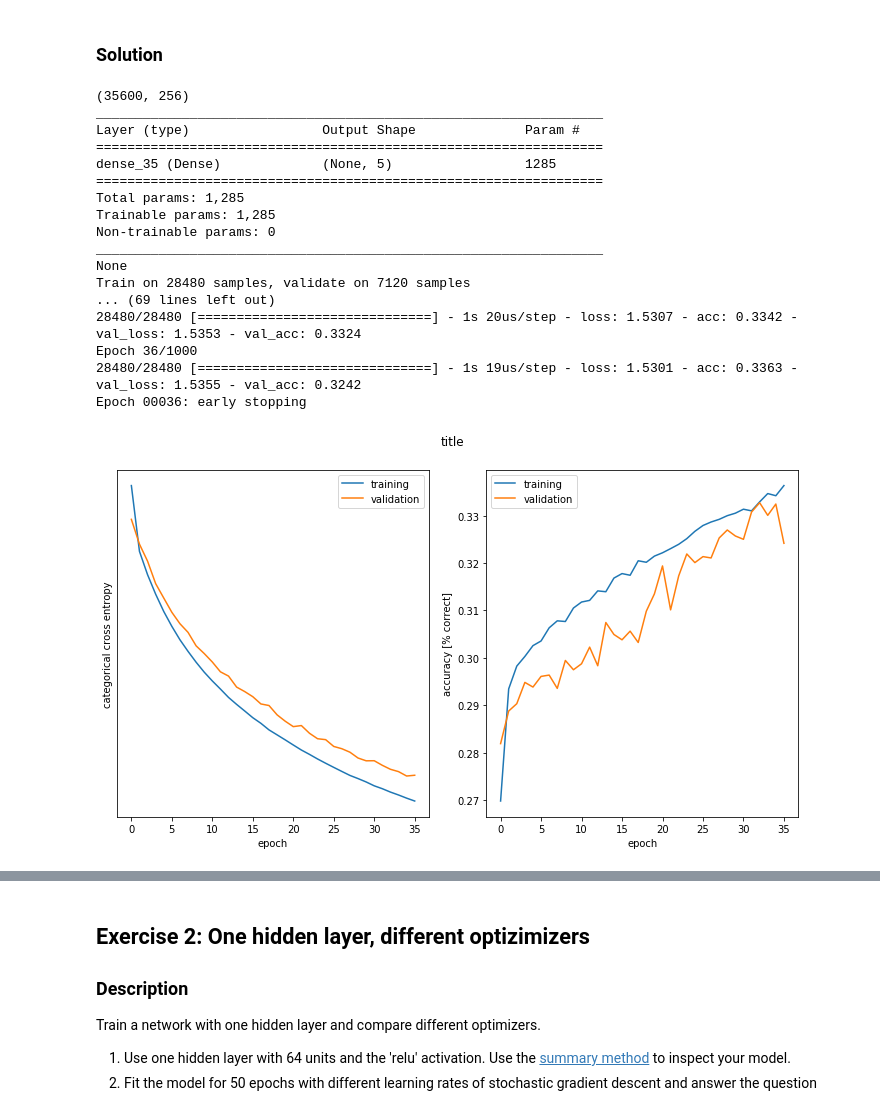
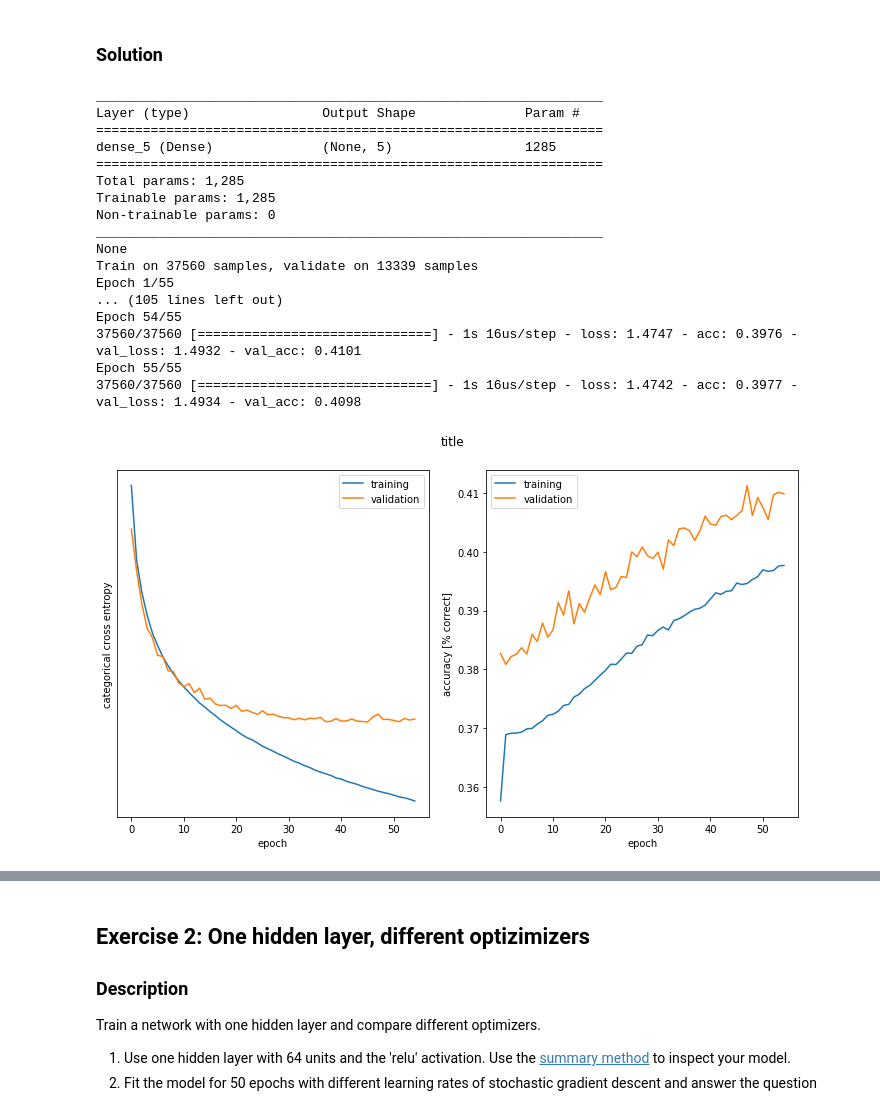
Before and after one commit to BrynjarGlims/ann_project_01, a Jupyter notebook: miniproject1.ipynb, the cells around one changed output, grey strips where cells are left out. Cells and saved outputs as stored; diff of their text form; code cells hidden in the pictures.

```diff
--- a/miniproject1.ipynb
+++ b/miniproject1.ipynb
@@ -224,40 +229,31 @@ Hints:
 # %% [markdown]
 ### Solution
 # %%
-from sklearn.model_selection import train_test_split
-
-X_train, X_val, Y_train, Y_val = train_test_split(x_train, y_train, test_size=0.20, random_state=42)
-
-print(np.shape(x_train))
-
 model = Sequential()
 
-model.add(Dense(5, activation='softmax', input_shape=(X_train.shape[1],)))
+model.add(Dense(5, activation='softmax', input_shape=(x_train.shape[1],)))
 model.compile(loss='categorical_crossentropy',
               optimizer='sgd',
              metrics=['accuracy'])
 print(model.summary())
 
-early_stopping = keras.callbacks.EarlyStopping(monitor='val_loss', min_delta=0.01, patience=12, verbose=1, mode='min')
-
-plot_history(model.fit(X_train, Y_train, epochs=1000, batch_size=128, validation_data=(X_val, Y_val),
-                       callbacks=[early_stopping]), "title")
+plot_history(model.fit(x_train, y_train, epochs=55, batch_size=128, validation_data=(x_test, y_test)), "title")
 # %% [output]
-(35600, 256)
 _________________________________________________________________
 Layer (type)                 Output Shape              Param #
 =================================================================
-dense_35 (Dense)             (None, 5)                 1285
+dense_5 (Dense)              (None, 5)                 1285
 =================================================================
 Total params: 1,285
 Trainable params: 1,285
 Non-trainable params: 0
 _________________________________________________________________
 None
-Train on 28480 samples, validate on 7120 samples
-... (69 lines left out)
-28480/28480 [==============================] - 1s 20us/step - loss: 1.5307 - acc: 0.3342 - val_loss: 1.5353 - val_acc: 0.3324
-Epoch 36/1000
-28480/28480 [==============================] - 1s 19us/step - loss: 1.5301 - acc: 0.3363 - val_loss: 1.5355 - val_acc: 0.3242
-Epoch 00036: early stopping
+Train on 37560 samples, validate on 13339 samples
+Epoch 1/55
+... (105 lines left out)
+Epoch 54/55
+37560/37560 [==============================] - 1s 16us/step - loss: 1.4747 - acc: 0.3976 - val_loss: 1.4932 - val_acc: 0.4101
+Epoch 55/55
+37560/37560 [==============================] - 1s 16us/step - loss: 1.4742 - acc: 0.3977 - val_loss: 1.4934 - val_acc: 0.4098
-[figure, old version]
+[figure, new version]
```
Also changed, not shown: parts of 13 cells of this notebook, 2 other files.
